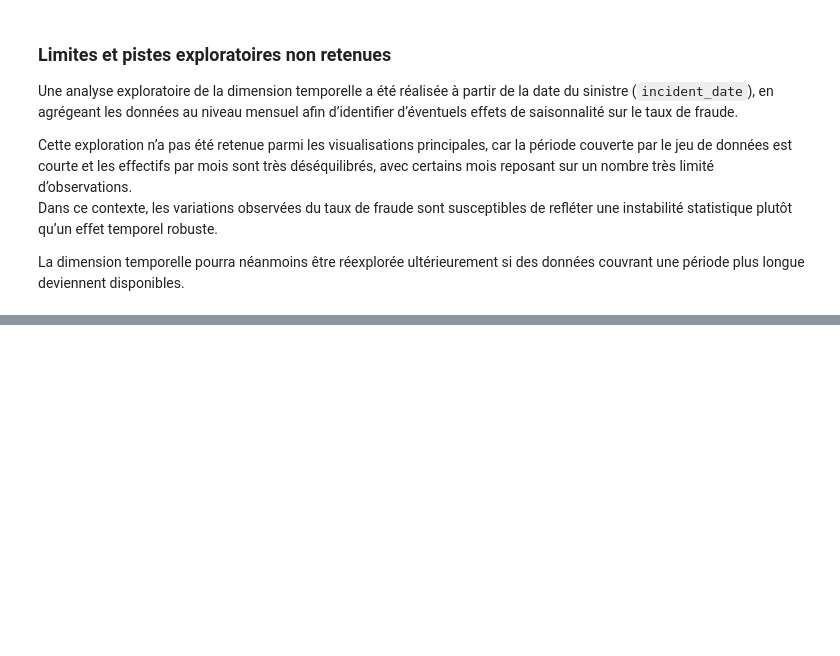
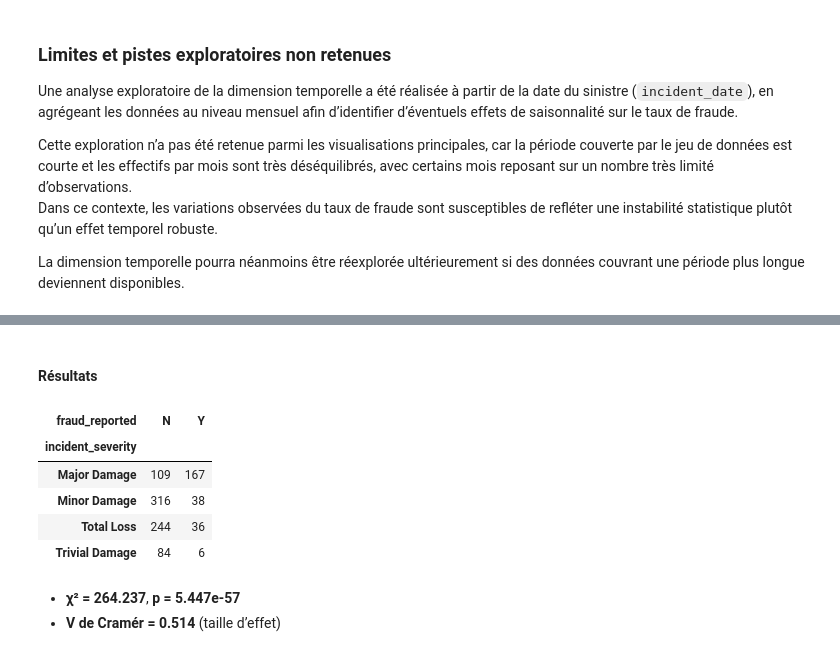
Before and after one commit to DataScientest-Studio/sep25cds_predisinistre, a Jupyter notebook: notebooks/01_EDA.ipynb, the cells around one changed output, grey strips where cells are left out. Saved outputs shown, nothing was run; the diff lists cells and outputs as text; code cells hidden in the pictures; blank space fills up the shorter version.

```diff
--- a/notebooks/01_EDA.ipynb
+++ b/notebooks/01_EDA.ipynb
@@ -816,19 +734,0 @@ plt.show()
-# %%
-plt.figure(figsize=(10, 5))
-
-plt.bar(
-    monthly_stats["incident_month"],
-    monthly_stats["n_claims"],
-    alpha=0.7
-)
-
-# Ajout des effectifs au-dessus des barres
-for x, y in zip(monthly_stats["incident_month"], monthly_stats["n_claims"]):
-    plt.text(x, y + 10, str(y), ha="center", fontsize=9)
-
-plt.title("Nombre de sinistres par mois (volume d’observations)")
-plt.xlabel("Mois")
-plt.ylabel("Nombre de sinistres")
-plt.xticks(rotation=45)
-plt.tight_layout()
-plt.show()
@@ -857,0 +1004,20 @@ La dimension temporelle pourra néanmoins être réexplorée ultérieurement si
+# %%
+res_sev = chi2_test_with_effect(df, "incident_severity")
+
+display(Markdown("#### Résultats"))
+display(res_sev["table"])
+
+display(Markdown(
+    f"- **χ² = {res_sev['chi2']:.3f}**, **p = {res_sev['p_value']:.3e}**  \n"
+    f"- **V de Cramér = {res_sev['cramers_v']:.3f}** (taille d’effet)"
+))
+# %% [output]
+#### Résultats
+| fraud_reported | N | Y |
+| incident_severity |  |  |
+| Major Damage | 109 | 167 |
+| Minor Damage | 316 | 38 |
+| Total Loss | 244 | 36 |
+| Trivial Damage | 84 | 6 |
+- **χ² = 264.237**, **p = 5.447e-57**
+- **V de Cramér = 0.514** (taille d’effet)
```
Also changed, not shown: parts of 39 cells of this notebook, 1 other file.
